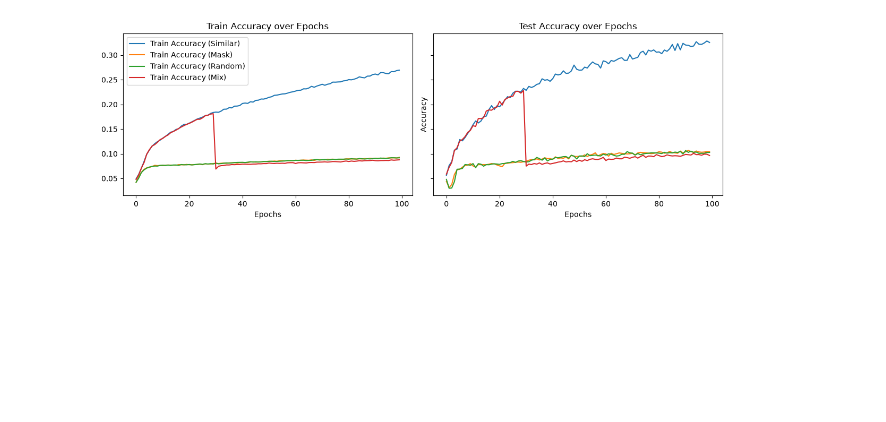
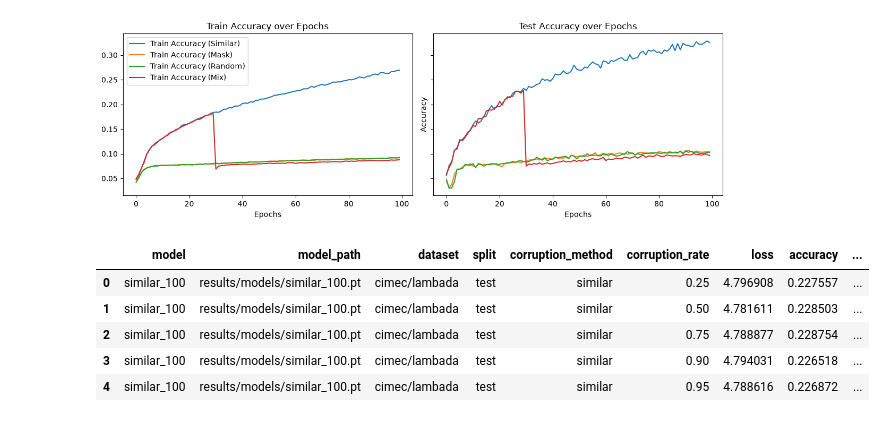
Before and after one commit to AndreRab/Multi-Phase-Corruption-Curriculum-for-Diffusion-Language-Models-training, a Jupyter notebook: results/results.ipynb, the cells around one changed output. Drawn from its saved outputs; the diff is of its cells as text; code cells hidden in the pictures; blank space fills up the shorter version.

```diff
--- a/results/results.ipynb
+++ b/results/results.ipynb
@@ -92,3 +92,15 @@ plt.tight_layout()
 plt.show()
 # %% [output]
 [figure]
+# %%
+import pandas as pd
+
+df = pd.read_json('evaluation_results.json')
+df.head()
+# %% [output]
+|  | model | model_path | dataset | split | corruption_method | corruption_rate | loss | accuracy | ... |
+| 0 | similar_100 | results/models/similar_100.pt | cimec/lambada | test | similar | 0.25 | 4.796908 | 0.227557 | ... |
+| 1 | similar_100 | results/models/similar_100.pt | cimec/lambada | test | similar | 0.50 | 4.781611 | 0.228503 | ... |
+| 2 | similar_100 | results/models/similar_100.pt | cimec/lambada | test | similar | 0.75 | 4.788877 | 0.228754 | ... |
+| 3 | similar_100 | results/models/similar_100.pt | cimec/lambada | test | similar | 0.90 | 4.794031 | 0.226518 | ... |
+| 4 | similar_100 | results/models/similar_100.pt | cimec/lambada | test | similar | 0.95 | 4.788616 | 0.226872 | ... |
```
Also changed, not shown: parts of 3 cells of this notebook, 5 other files.
